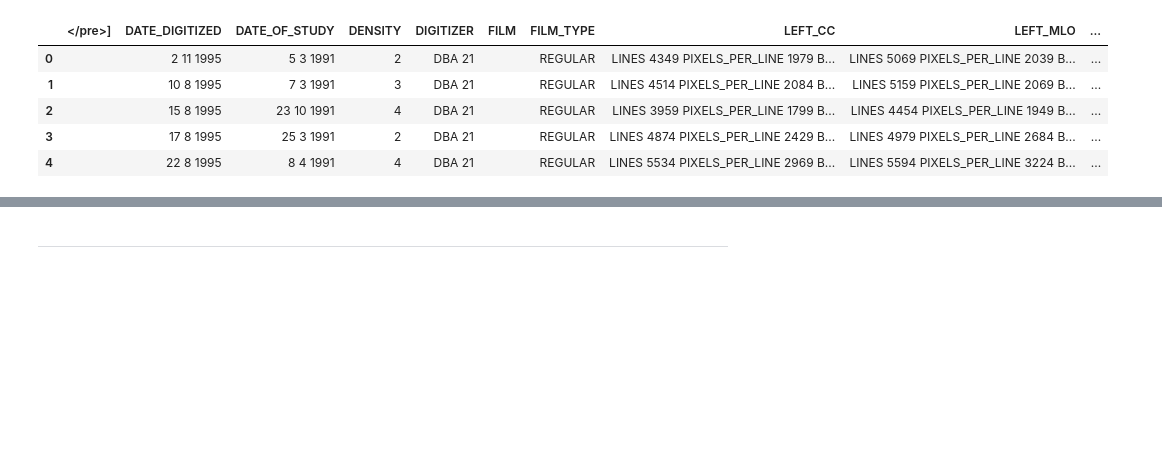
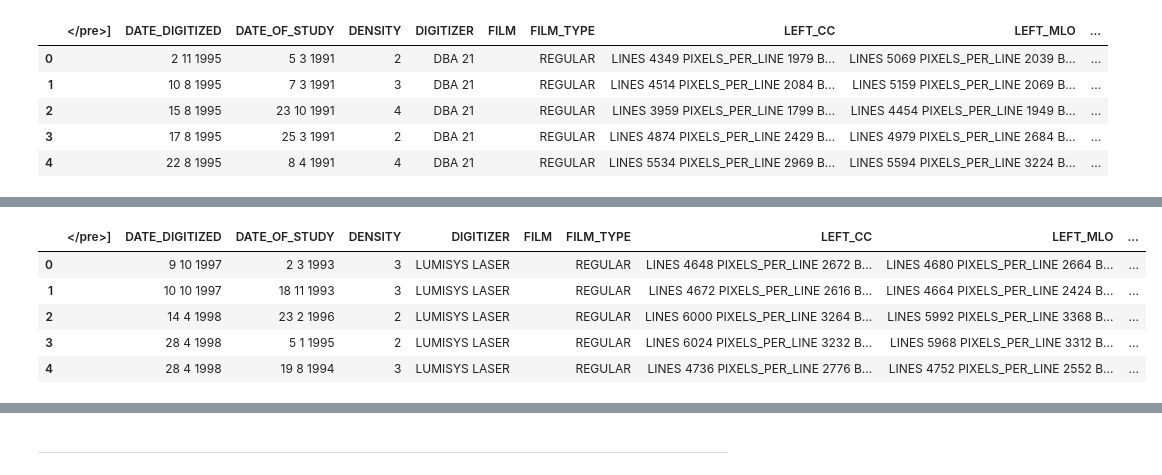
Before and after one commit to KMorozovska/DDSM_image_recognition, a Jupyter notebook: Scraping original DDSM.ipynb, the cells around one changed output, grey strips where cells are left out. Saved outputs shown, nothing was run; the diff lists cells and outputs as text; code cells hidden in the pictures; blank space fills up the shorter version.

```diff
--- a/Scraping original DDSM.ipynb
+++ b/Scraping original DDSM.ipynb
@@ -267,0 +382,9 @@ cancers_df
+# %%
+benigns_df.head()
+# %% [output]
+|  | </pre>] | DATE_DIGITIZED | DATE_OF_STUDY | DENSITY | DIGITIZER | FILM | FILM_TYPE | LEFT_CC | LEFT_MLO | ... |
+| 0 |  | 9 10 1997 | 2 3 1993 | 3 | LUMISYS LASER |  | REGULAR | LINES 4648 PIXELS_PER_LINE 2672 B... | LINES 4680 PIXELS_PER_LINE 2664 B... | ... |
+| 1 |  | 10 10 1997 | 18 11 1993 | 3 | LUMISYS LASER |  | REGULAR | LINES 4672 PIXELS_PER_LINE 2616 B... | LINES 4664 PIXELS_PER_LINE 2424 B... | ... |
+| 2 |  | 14 4 1998 | 23 2 1996 | 2 | LUMISYS LASER |  | REGULAR | LINES 6000 PIXELS_PER_LINE 3264 B... | LINES 5992 PIXELS_PER_LINE 3368 B... | ... |
+| 3 |  | 28 4 1998 | 5 1 1995 | 2 | LUMISYS LASER |  | REGULAR | LINES 6024 PIXELS_PER_LINE 3232 B... | LINES 5968 PIXELS_PER_LINE 3312 B... | ... |
+| 4 |  | 28 4 1998 | 19 8 1994 | 3 | LUMISYS LASER |  | REGULAR | LINES 4736 PIXELS_PER_LINE 2776 B... | LINES 4752 PIXELS_PER_LINE 2552 B... | ... |
```
Also changed, not shown: parts of 16 cells of this notebook, 6 other files.
